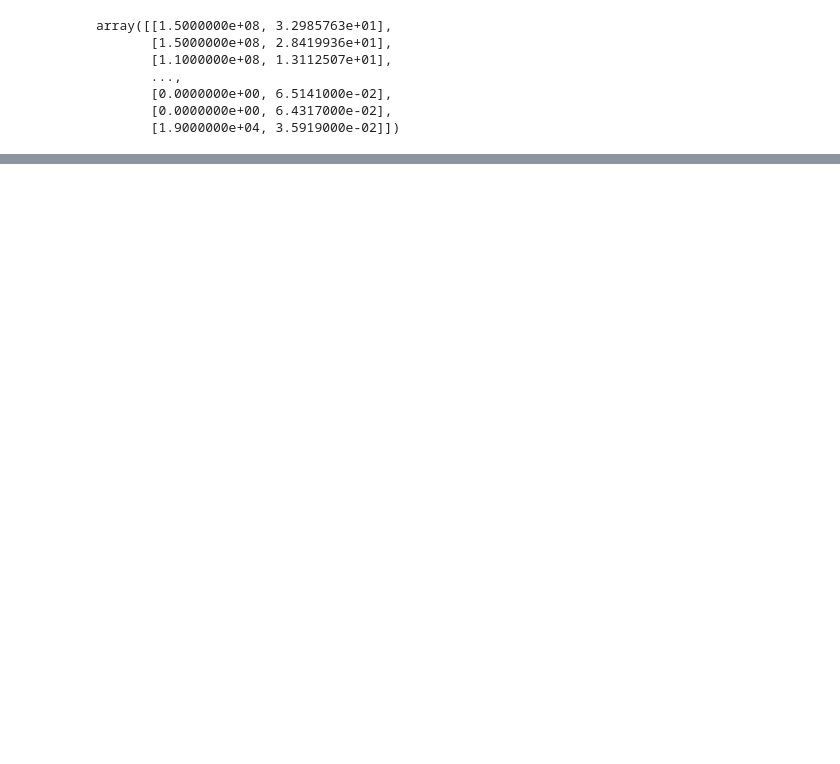
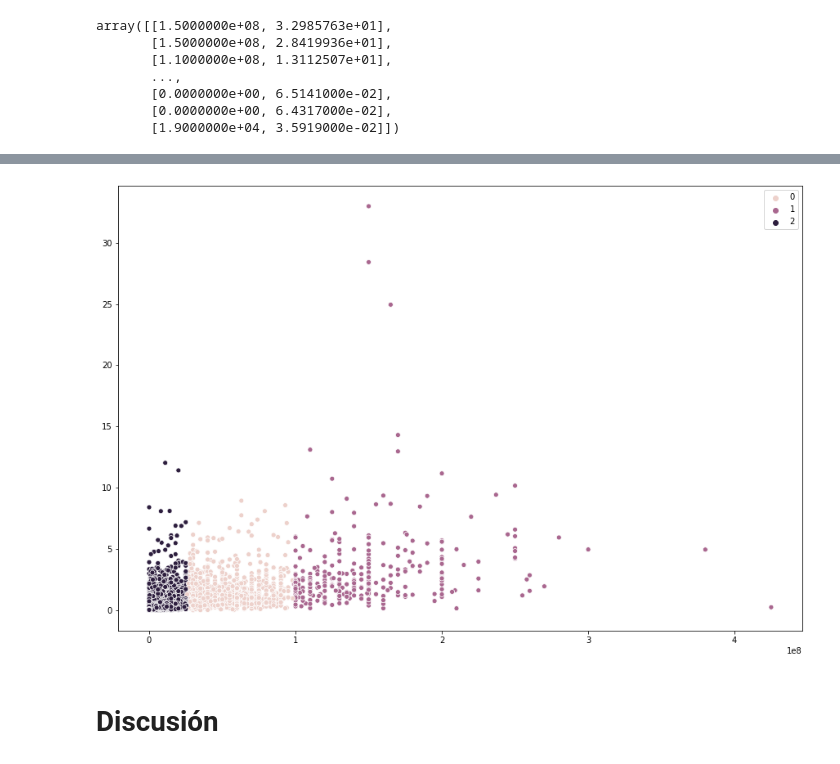
Before and after one commit to jdvalenzuelah/HDT2, a Jupyter notebook: HDT2.ipynb, the cells around one changed output, grey strips where cells are left out. Saved outputs shown, nothing was run; the diff lists cells and outputs as text; code cells hidden in the pictures; blank space fills up the shorter version.

```diff
--- a/HDT2.ipynb
+++ b/HDT2.ipynb
@@ -249,0 +263,19 @@ plt.legend()
+# %%
+# fit the fuzzy-c-means
+fcm = FCM(n_clusters=3)
+fcm.fit(X)
+
+# outputs
+# Se calculan los centroides con un metodo de la liberia
+fcm_centers = fcm.centers
+fcm_labels  = fcm.u.argmax(axis=1)
+# %%
+# plot result
+%matplotlib inline
+axes = plt.subplots(figsize=(15,10))
+fuzsb(X[:,0], X[:,1], ax=axes[1], hue=fcm_labels)
+plt.show()
+# %% [output]
+[figure, added]
+# %% [markdown]
+# Discusión
```
Also changed, not shown: parts of 8 cells of this notebook.
